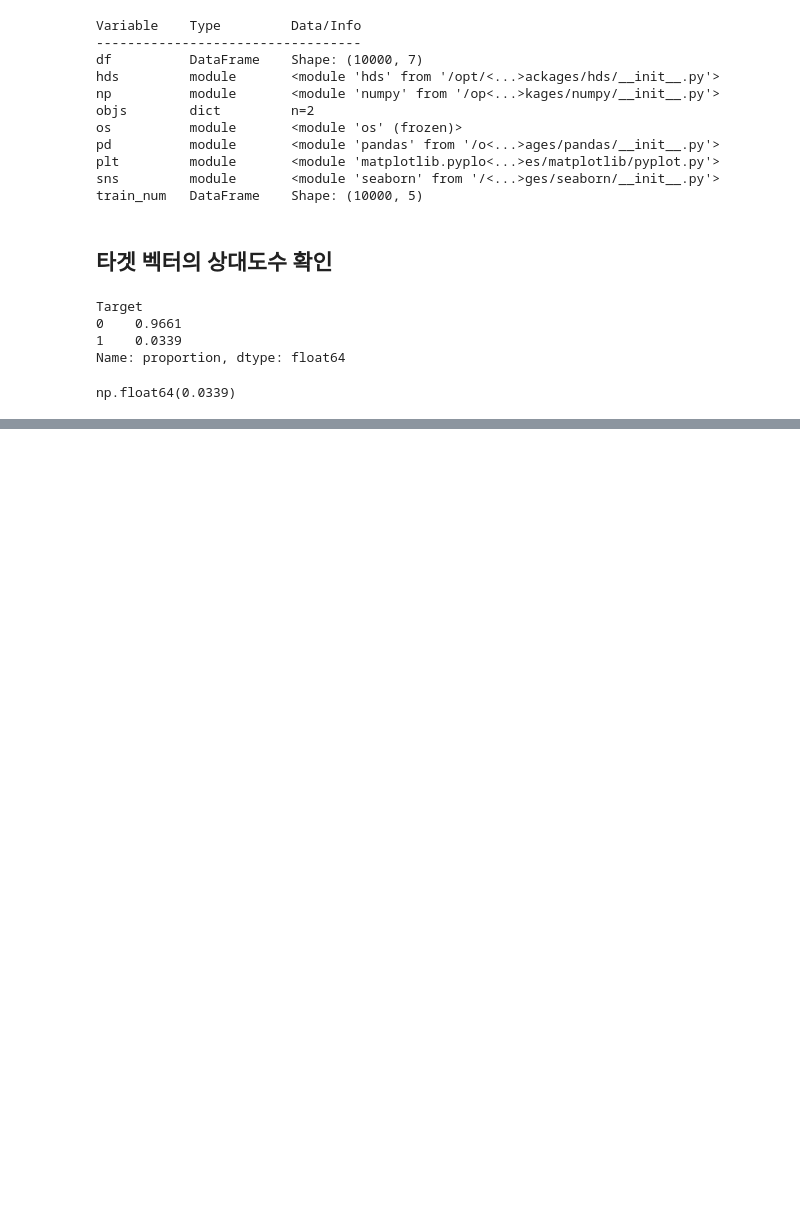
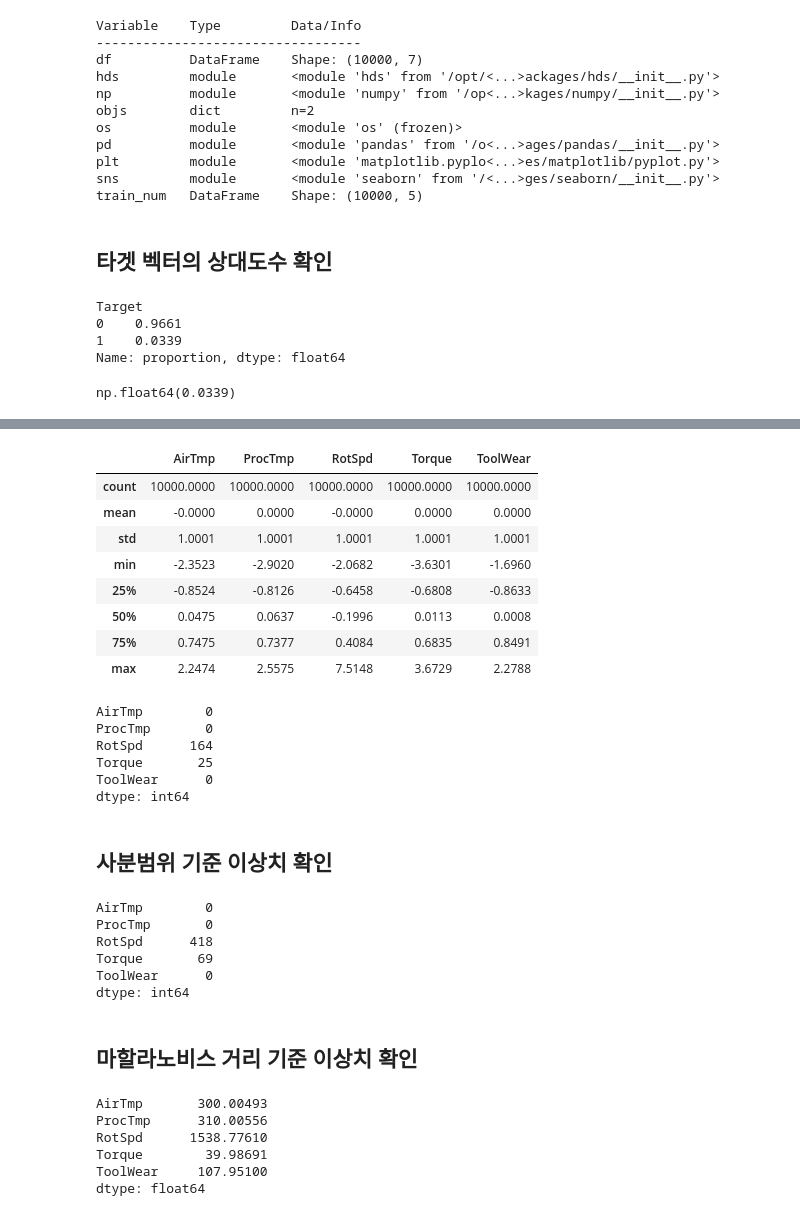
Before and after one commit to taehyunan-99/sesac_ml_dl_study_repo, a Jupyter notebook: project/code/ml_part2/anomaly_detection.ipynb, the cells around one changed output, grey strips where cells are left out. Cells and saved outputs as stored; diff of their text form; code cells hidden in the pictures; blank space fills up the shorter version.

```diff
--- a/project/code/ml_part2/anomaly_detection.ipynb
+++ b/project/code/ml_part2/anomaly_detection.ipynb
@@ -60,0 +76,10 @@ np.float64(0.0339)
+# %%
+# 표준화 객체 생성
+scaler = StandardScaler()
+# %%
+# 열별 표준화
+X_scaled = pd.DataFrame(
+    data=scaler.fit_transform(X=train_num),
+    index=train_num.index,
+    columns=train_num.columns
+)
@@ -60,0 +96,30 @@ np.float64(0.0339)
+# %%
+X_scaled.describe().round(4)
+# %% [output]
+|  | AirTmp | ProcTmp | RotSpd | Torque | ToolWear |
+| count | 10000.0000 | 10000.0000 | 10000.0000 | 10000.0000 | 10000.0000 |
+| mean | -0.0000 | 0.0000 | -0.0000 | 0.0000 | 0.0000 |
+| std | 1.0001 | 1.0001 | 1.0001 | 1.0001 | 1.0001 |
+| min | -2.3523 | -2.9020 | -2.0682 | -3.6301 | -1.6960 |
+| 25% | -0.8524 | -0.8126 | -0.6458 | -0.6808 | -0.8633 |
+| 50% | 0.0475 | 0.0637 | -0.1996 | 0.0113 | 0.0008 |
+| 75% | 0.7475 | 0.7377 | 0.4084 | 0.6835 | 0.8491 |
+| max | 2.2474 | 2.5575 | 7.5148 | 3.6729 | 2.2788 |
+# %%
+# z-score 기준으로 열별 이상치 개수 확인
+X_scaled.abs().apply(func= lambda x: x.ge(3).sum())
+# AirTmp        0
+# ProcTmp       0
+# RotSpd      164
+# Torque       25
+# ToolWear      0
+# dtype: int64
+# %% [output]
+AirTmp        0
+ProcTmp       0
+RotSpd      164
+Torque       25
+ToolWear      0
+dtype: int64
+# %% [markdown]
+## 사분범위 기준 이상치 확인
@@ -60,0 +135,18 @@ np.float64(0.0339)
+# %%
+# 열별 이상치 개수 확인
+X_scaled.apply(func= iqr_outlier_count)
+# AirTmp        0
+# ProcTmp       0
+# RotSpd      418
+# Torque       69
+# ToolWear      0
+# dtype: int64
+# %% [output]
+AirTmp        0
+ProcTmp       0
+RotSpd      418
+Torque       69
+ToolWear      0
+dtype: int64
+# %% [markdown]
+## 마할라노비스 거리 기준 이상치 확인
@@ -60,0 +155,16 @@ np.float64(0.0339)
+# %%
+# 열별 평균 벡터 생성
+mean_vec = train_num.mean()
+# AirTmp       300.00493
+# ProcTmp      310.00556
+# RotSpd      1538.77610
+# Torque        39.98691
+# ToolWear     107.95100
+# dtype: float64
+# %% [output]
+AirTmp       300.00493
+ProcTmp      310.00556
+RotSpd      1538.77610
+Torque        39.98691
+ToolWear     107.95100
+dtype: float64
```
Also changed, not shown: parts of 79 cells of this notebook, 7 other files.
